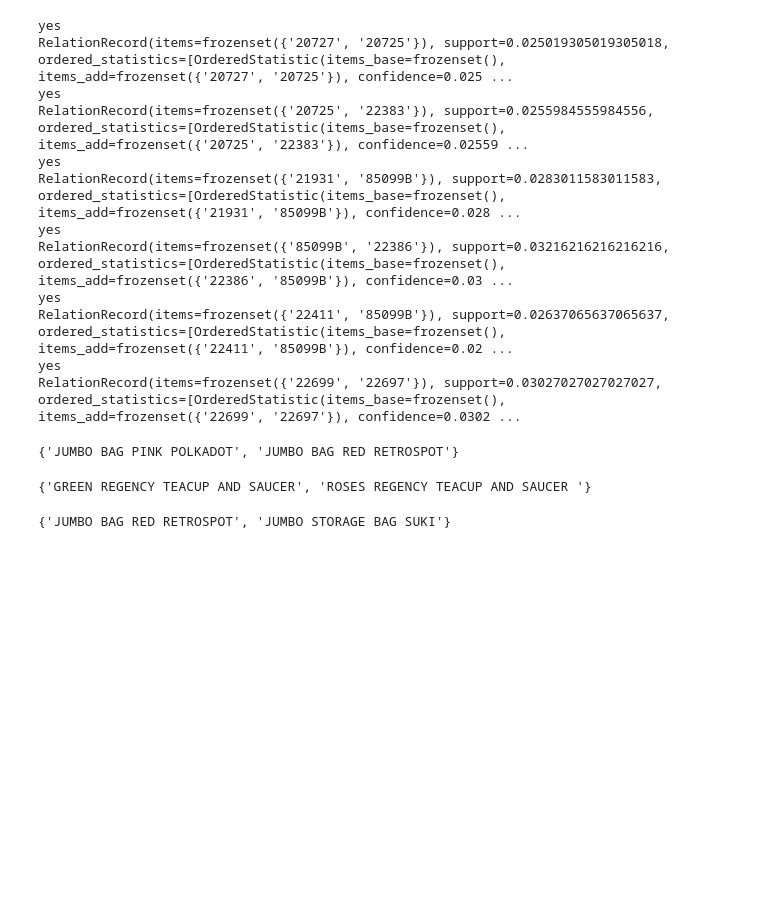
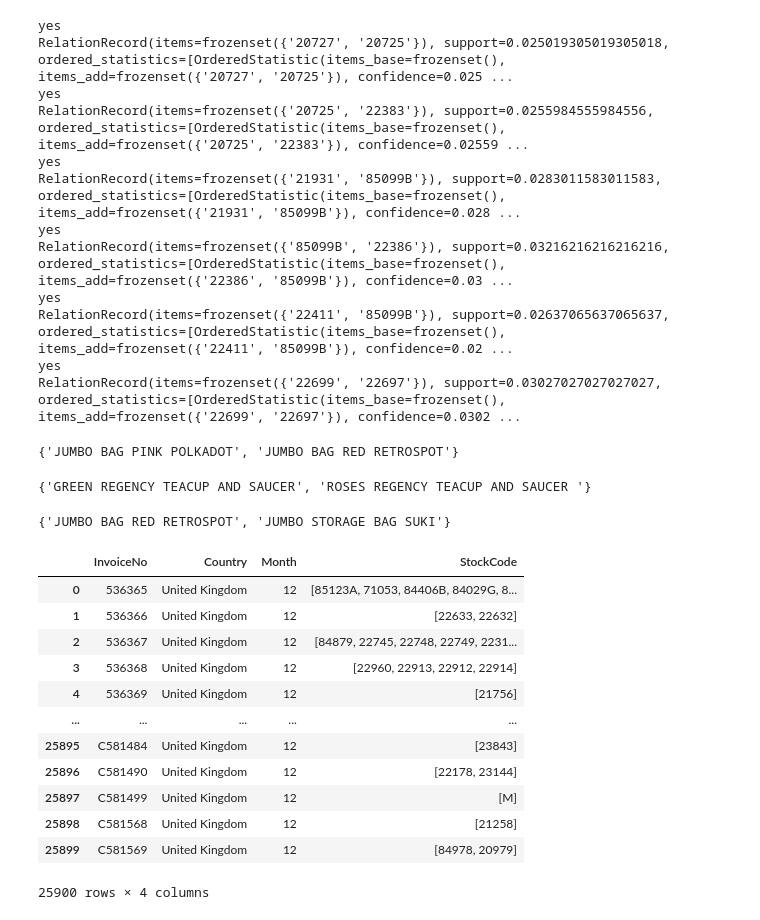
Before and after one commit to kwansawanth/BSC_DPDM23, a Jupyter notebook: Copy_of_Frequent_Patterns_(Association_Rules).ipynb, the cells around one changed output. Cells and saved outputs as stored; diff of their text form; code cells hidden in the pictures; blank space fills up the shorter version.

```diff
--- a/Copy_of_Frequent_Patterns_(Association_Rules).ipynb
+++ b/Copy_of_Frequent_Patterns_(Association_Rules).ipynb
@@ -867,3 +867,20 @@ set(data[(data['StockCode']=='22699') | (data['StockCode']=='22697')]['Descripti
 set(data[(data['StockCode']=='21931') | (data['StockCode']=='85099B')]['Description']) # อันดับ 3 support=0.0283011583011583 confidence=0.0283011583011583, lift=1.0
 # %% [output]
 {'JUMBO BAG RED RETROSPOT', 'JUMBO STORAGE BAG SUKI'}
+# %%
+transWorld101 = data.groupby(['InvoiceNo','Country', 'Month'])['StockCode'].apply(list).reset_index()
+transWorld101
+# %% [output]
+|  | InvoiceNo | Country | Month | StockCode |
+| 0 | 536365 | United Kingdom | 12 | [85123A, 71053, 84406B, 84029G, 8... |
+| 1 | 536366 | United Kingdom | 12 | [22633, 22632] |
+| 2 | 536367 | United Kingdom | 12 | [84879, 22745, 22748, 22749, 2231... |
+| 3 | 536368 | United Kingdom | 12 | [22960, 22913, 22912, 22914] |
+| 4 | 536369 | United Kingdom | 12 | [21756] |
+| ... | ... | ... | ... | ... |
+| 25895 | C581484 | United Kingdom | 12 | [23843] |
+| 25896 | C581490 | United Kingdom | 12 | [22178, 23144] |
+| 25897 | C581499 | United Kingdom | 12 | [M] |
+| 25898 | C581568 | United Kingdom | 12 | [21258] |
+| 25899 | C581569 | United Kingdom | 12 | [84978, 20979] |
+25900 rows × 4 columns
```
Also changed, not shown: parts of 2 cells of this notebook.
